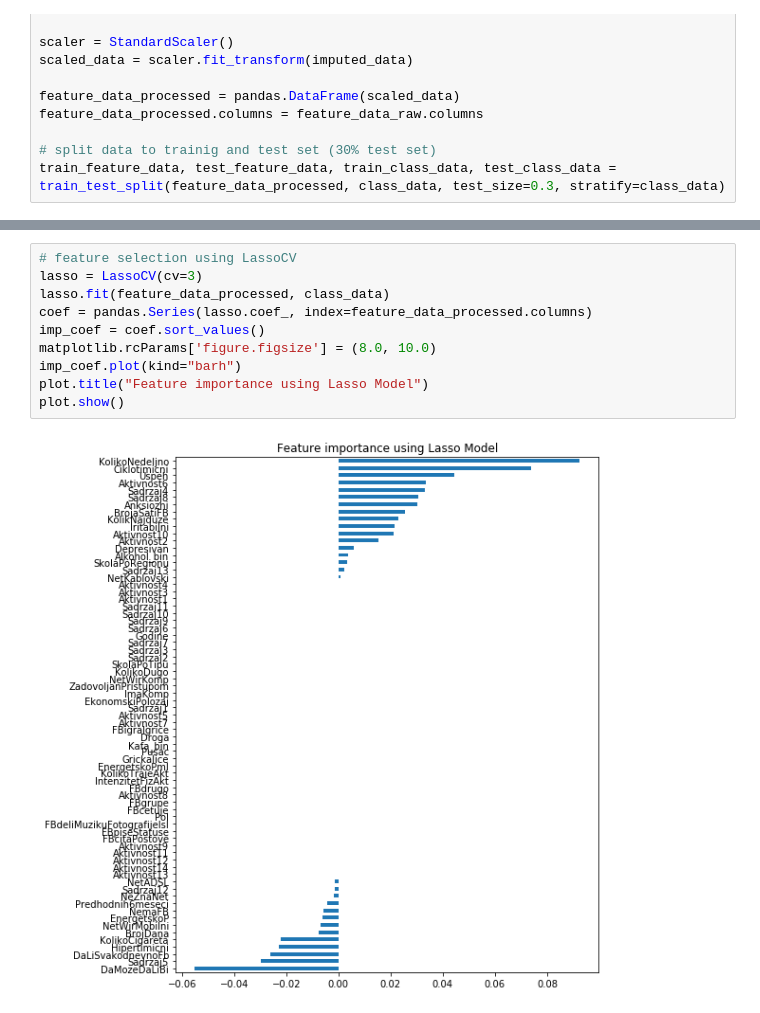
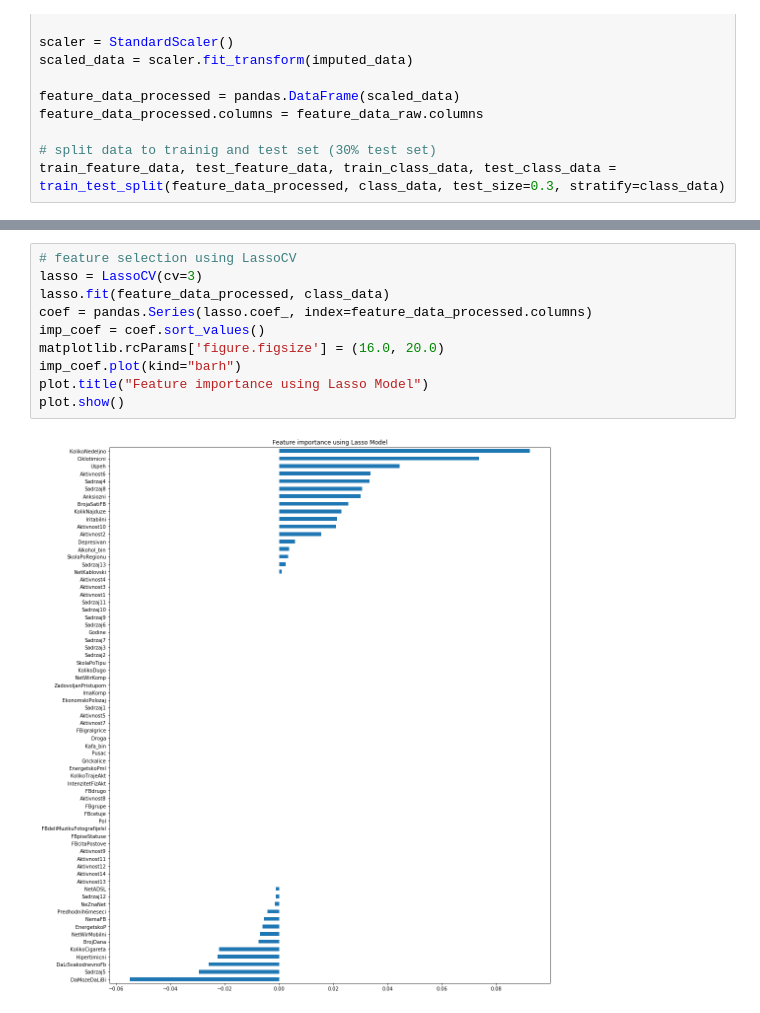
Before and after one commit to acast975/addiction, a Jupyter notebook: classification.ipynb, the cells around one changed output, grey strips where cells are left out. Cells and saved outputs as stored; diff of their text form.

Commit message:
Figure size

```diff
--- a/classification.ipynb
+++ b/classification.ipynb
@@ -232,12 +232,12 @@ weighted avg       0.73      0.74      0.73       603
 # %%
 # feature selection using LassoCV
 lasso = LassoCV(cv=3)
 lasso.fit(feature_data_processed, class_data)
 coef = pandas.Series(lasso.coef_, index=feature_data_processed.columns)
 imp_coef = coef.sort_values()
-matplotlib.rcParams['figure.figsize'] = (8.0, 10.0)
+matplotlib.rcParams['figure.figsize'] = (16.0, 20.0)
 imp_coef.plot(kind="barh")
 plot.title("Feature importance using Lasso Model")
 plot.show()
 # %% [output]
-[figure, old version]
+[figure, new version]
```
Also changed, not shown: parts of 3 cells of this notebook.
